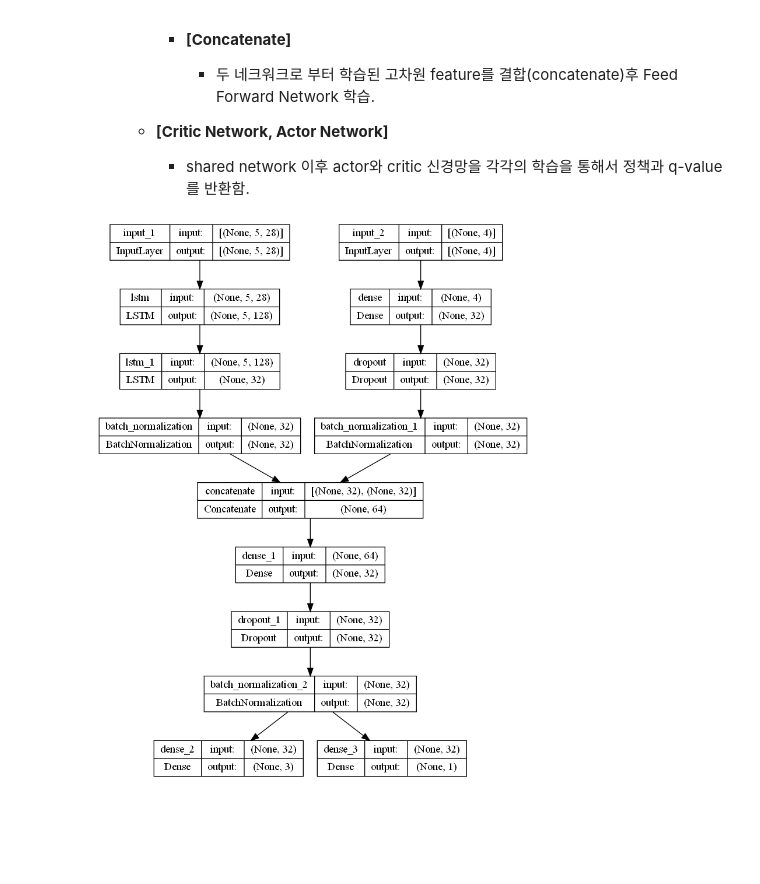
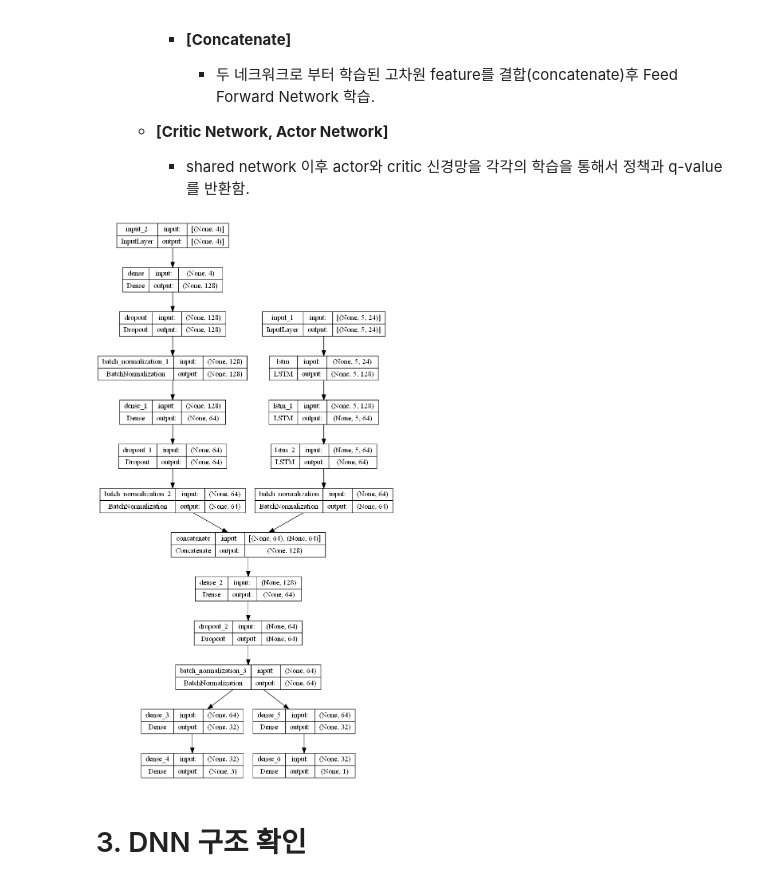
Before and after one commit to jongwoncode/Reinforcement-Trading-Model-, a Jupyter notebook: Test.ipynb, the cells around one changed output. Drawn from its saved outputs; the diff is of its cells as text; code cells hidden in the pictures; blank space fills up the shorter version.

```diff
--- a/Test.ipynb
+++ b/Test.ipynb
@@ -90,23 +90,31 @@ class LSTM_DNN_AC(tf.keras.Model) :
         self.balance_size = balance_size
 
         # chart_state : (n_steps, chart_columns) ex) (5, 28)
-        self.lstm1 = LSTM(128, activation='tanh', dropout= 0.3, return_sequences=True)
-        self.lstm2 = LSTM(32, activation = 'tanh',dropout= 0.3, return_sequences=False)
-        self.batch_lstm2 = BatchNormalization()
+        self.lstm1 = LSTM(128, activation='tanh', dropout= 0.4, return_sequences=True)
+        self.lstm2 = LSTM(64, activation = 'tanh',dropout= 0.4, return_sequences=True)
+        self.lstm3 = LSTM(64, activation = 'tanh',dropout= 0.4, return_sequences=False)
+        self.batch_lstm3 = BatchNormalization()
 
         # balance_state : (balance_info) ex) (4)
-        self.dnn1 = Dense(32, activation='relu')
-        self.drop_dnn1 = Dropout(0.3)
+        self.dnn1 = Dense(128, activation='relu')
+        self.drop_dnn1 = Dropout(0.4)
         self.batch_dnn1 = BatchNormalization()
+
+        self.dnn2 = Dense(64, activation='relu')
+        self.drop_dnn2 = Dropout(0.4)
+        self.batch_dnn2 = BatchNormalization()
 
         # concatenate & shared network
         self.concatenate = Concatenate()
-        self.shared_fc = Dense(32, activation='relu')
-        self.drop_shared = Dropout(0.3)
+        self.shared_fc = Dense(64, activation='relu')
+        self.drop_shared = Dropout(0.4)
         self.batch_shared = BatchNormalization()
 
         # Actor part & Critic part
+        self.policy1 = Dense(32, activation = 'relu')
         self.policy = Dense(action_size, activation='linear')
+
+        self.value1 = Dense(32, activation = 'relu')
         self.value = Dense(1, activation='linear')
 
     def call(self, inputs) :
@@ -114,7 +122,8 @@ class LSTM_DNN_AC(tf.keras.Model) :
         c_inp = inputs[0]
         c = self.lstm1(c_inp)
         c = self.lstm2(c)
-        c = self.batch_lstm2(c)
+        c = self.lstm3(c)
+        c = self.batch_lstm3(c)
 
         # DNN PART $ BatchNormalization
         b_inp = inputs[1]
@@ -122,15 +131,22 @@ class LSTM_DNN_AC(tf.keras.Model) :
         b = self.drop_dnn1(b)
         b = self.batch_dnn1(b)
 
+        b = self.dnn2(b)
+        b = self.drop_dnn2(b)
+        b = self.batch_dnn2(b)
+
         # CONCATENATE & SHARED PART -> (...chart, ...balance) (16+16, ) & BatchNormalization
         shared = self.concatenate([c, b])
         shared = self.shared_fc(shared)
         shared = self.drop_shared(shared)
         shared = self.batch_shared(shared)
         # ACTOR PART
-        policy = self.policy(shared)
+        policy = self.policy1(shared)
+        policy = self.policy(policy)
+
         # CRITIC PART
-        value = self.value(shared)
+        value = self.value1(shared)
+        value = self.value(value)
         return policy, value
 
     # Subclassing API에서 plot_model을 그리기 위해서 build_graph 메서드 생성
@@ -139,7 +155,7 @@ class LSTM_DNN_AC(tf.keras.Model) :
         b_inp = Input(shape= (self.balance_size, ), dtype=tf.float32)
         return Model(inputs=[c_inp, b_inp], outputs=self.call([c_inp, b_inp]))
 # %%
-n_steps, state_size, balance_size = 5, 28, 4
+n_steps, state_size, balance_size = 5, 24, 4
 actor_critic = LSTM_DNN_AC(action_size=3, n_steps=n_steps, state_size=state_size, balance_size=balance_size)
 
 chart_inp = tf.TensorShape((None, n_steps, state_size))
@@ -148,8 +164,10 @@ actor_critic.build([chart_inp, balance_inp])
 # %%
 # Plot Model
 tf.keras.utils.plot_model(
         actor_critic.build_graph(),
-        to_file='model.png', dpi=96,
+        to_file='./model/structure/LSTMDNN_AC.png', dpi=96,
         show_shapes=True, show_layer_names=True, expand_nested=False)
 # %% [output]
-[figure, old version]
+[figure, new version]
+# %% [markdown]
+# 3. DNN 구조 확인
```
Also changed, not shown: parts of 4 cells of this notebook, 34 other files.
